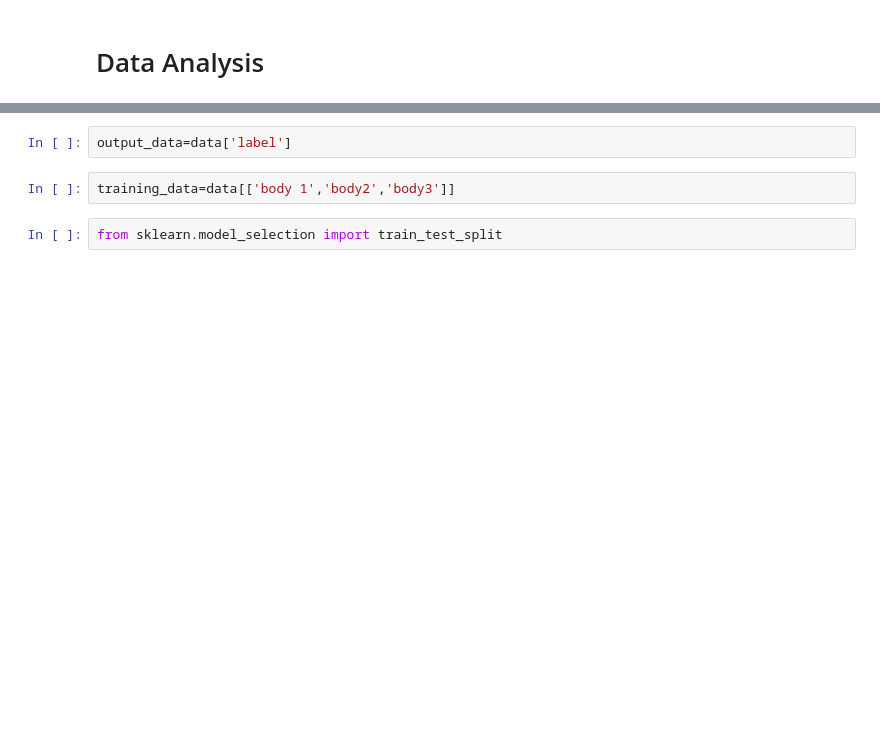
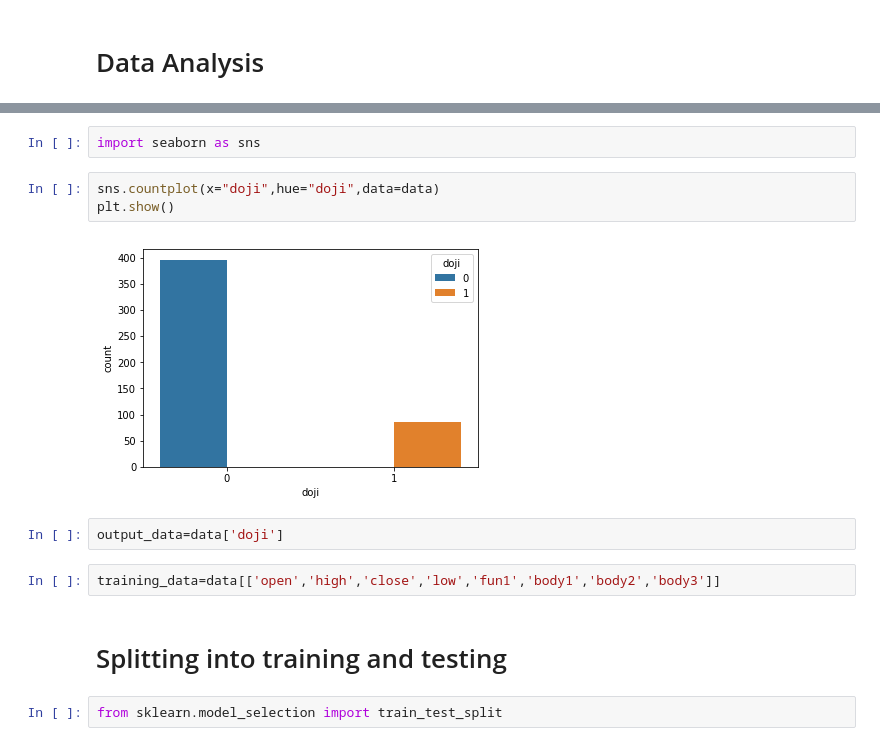
Before and after one commit to ankitverma30/Market, a Jupyter notebook: Market Analysis.ipynb, the cells around one changed output, grey strips where cells are left out. Saved outputs shown, nothing was run; the diff lists cells and outputs as text; blank space fills up the shorter version.

```diff
--- a/Market Analysis.ipynb
+++ b/Market Analysis.ipynb
@@ -23,7 +52,16 @@ dtype: int64
+# %%
+import seaborn as sns
+# %%
+sns.countplot(x="doji",hue="doji",data=data)
+plt.show()
+# %% [output]
+[figure, added]
 # %%
-output_data=data['label']
+output_data=data['doji']
 # %%
-training_data=data[['body 1','body2','body3']]
+training_data=data[['open','high','close','low','fun1','body1','body2','body3']]
+# %% [markdown]
+# Splitting into training and testing
 # %%
 from sklearn.model_selection import train_test_split
 # %%
```
Also changed, not shown: parts of 32 cells of this notebook, 1 other file.
